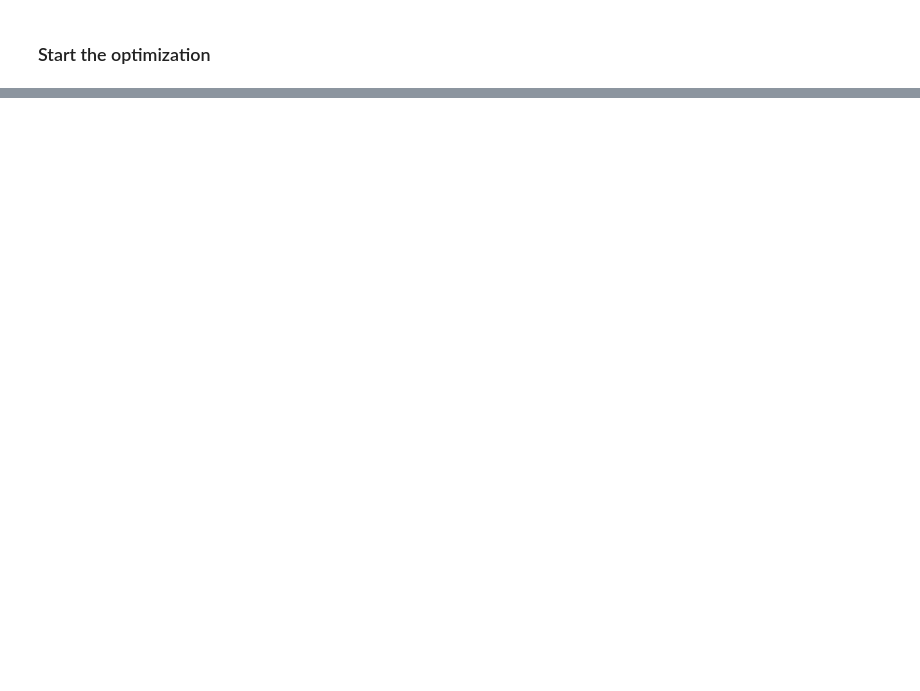
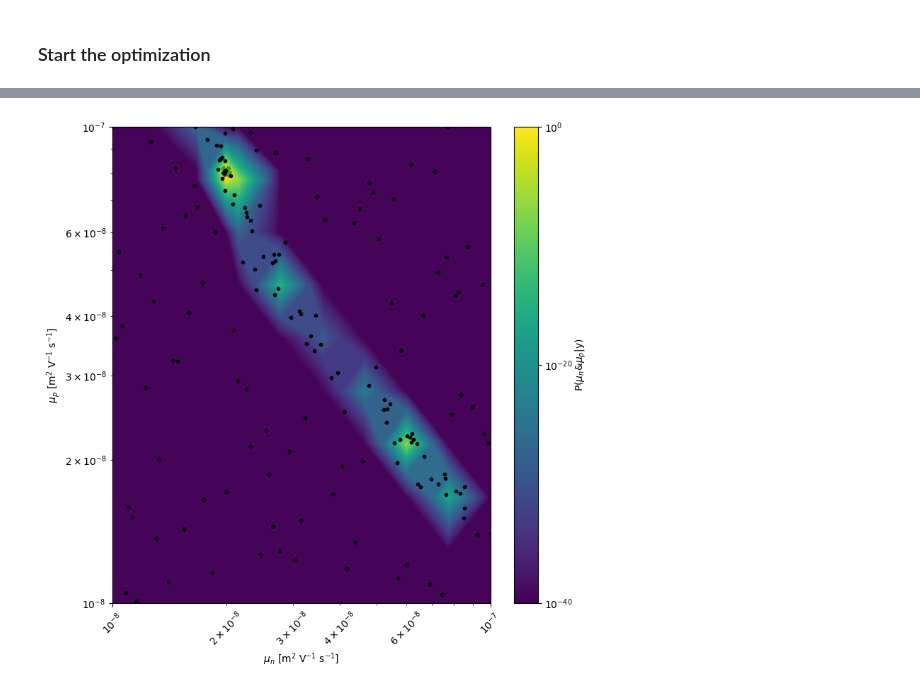
Before and after one commit to i-MEET/boar, a Jupyter notebook: Notebooks/DD_Fit_fake_OPV.ipynb, the cells around one changed output, grey strips where cells are left out. Cells and saved outputs as stored; diff of their text form; code cells hidden in the pictures; blank space fills up the shorter version.

```diff
--- a/Notebooks/DD_Fit_fake_OPV.ipynb
+++ b/Notebooks/DD_Fit_fake_OPV.ipynb
@@ -227,0 +228,5 @@ Sampling for posterior distribution done in  0.1011362075805664 s
+# %%
+# plot the 2D posterior
+mo.marginal_posterior_2D('mun_0','mup_0',points=mo.points,logscale=True,Nres=10,Ninteg=1e5,vmin=1e-40,True_values=True_vals[0])
+# %% [output]
+[figure, added]
```
Also changed, not shown: parts of 4 cells of this notebook, 29 other files.
